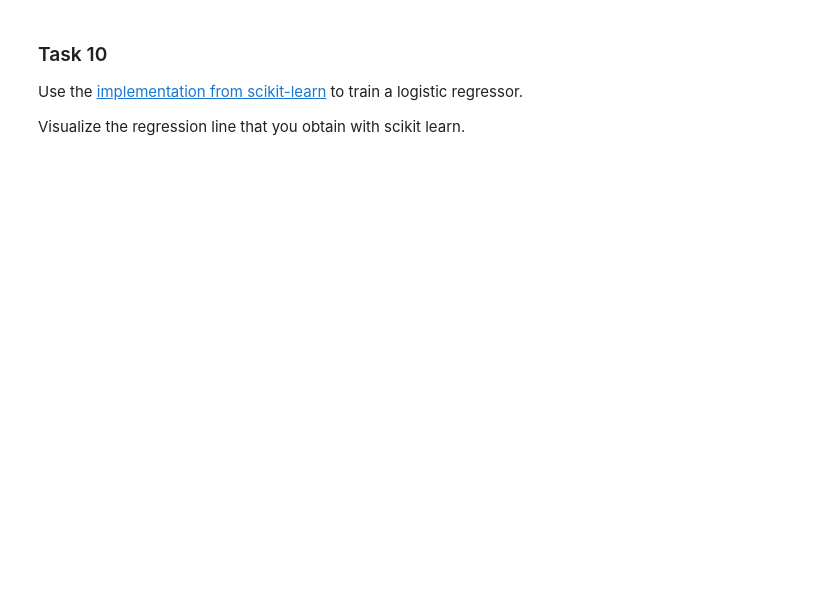
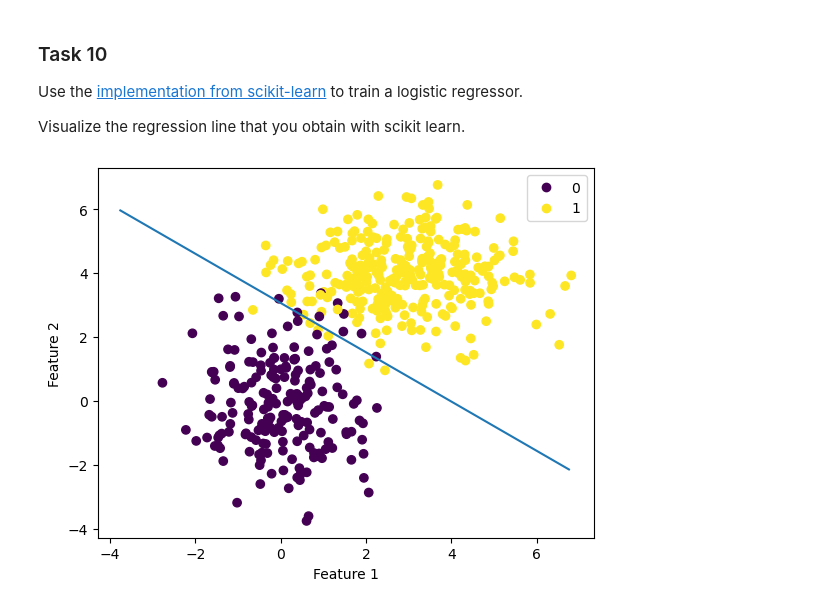
Before and after one commit to BohdanBabii/Optimization_for_machine_learning_lab, a Jupyter notebook: 03_Logistic_Regression/03_Logistic_Regression.ipynb, the cells around one changed output. Saved outputs shown, nothing was run; the diff lists cells and outputs as text; code cells hidden in the pictures; blank space fills up the shorter version.

```diff
--- a/03_Logistic_Regression/03_Logistic_Regression.ipynb
+++ b/03_Logistic_Regression/03_Logistic_Regression.ipynb
@@ -451,5 +504,16 @@ Use the [implementation from scikit-learn](https://scikit-learn.org/stable/modul
 Visualize the regression line that you obtain with scikit learn.
 # %%
 # TODO: estimate theta with scikit-learn
+x = dataset[:, [0,1]]
+y = dataset[:, 2]
+
+model = LogisticRegression()
+model.fit(x, y)
+theta = np.hstack([model.intercept_, model.coef_.ravel()])
+
 
 # TODO: plot regression line with data
+
+plot_dec_boundary(x[:, [0]], x[:, [1]], y, theta)
+# %% [output]
+[figure, added]
```
Also changed, not shown: parts of 6 cells of this notebook.
